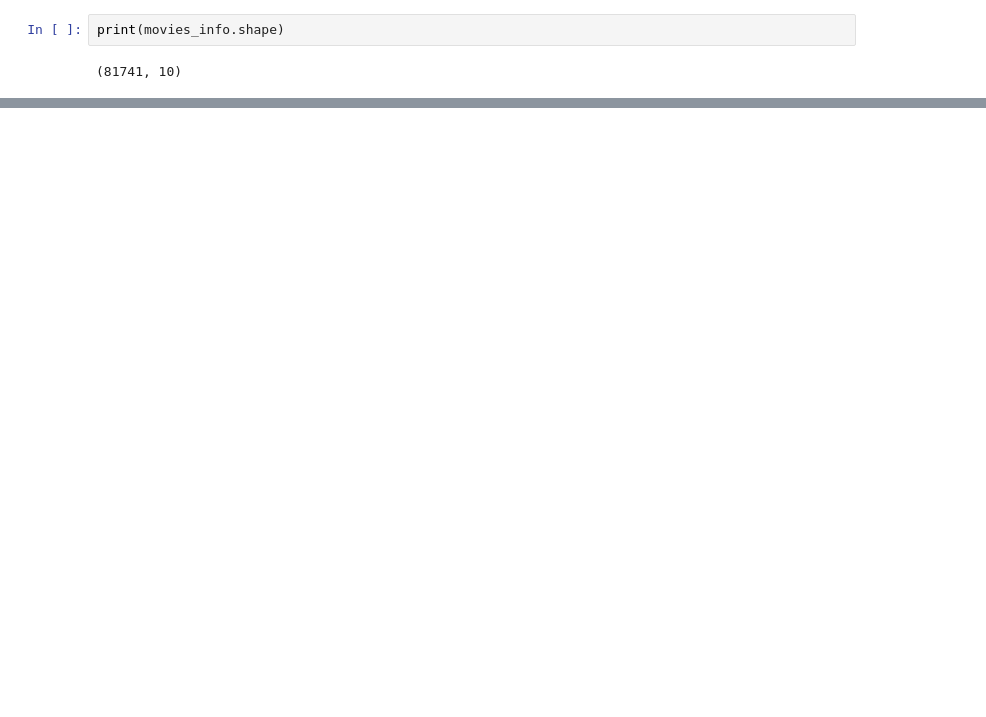
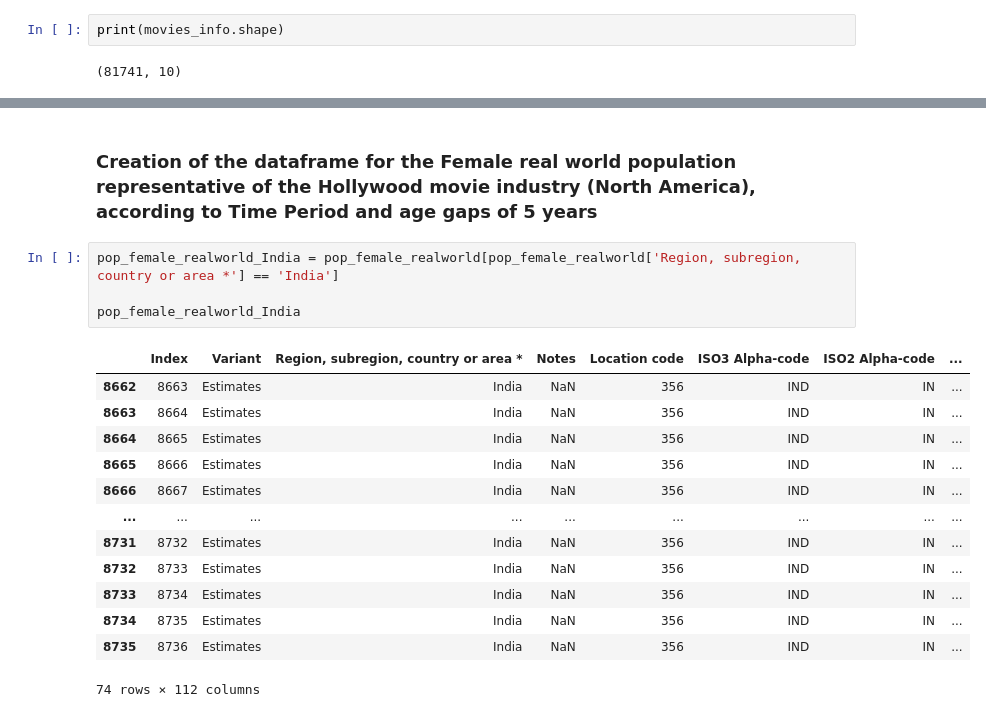
Before and after one commit to rimelq/Applied-Data-Analysis-Project, a Jupyter notebook: src/preprocessing_global.ipynb, the cells around one changed output, grey strips where cells are left out. Saved outputs shown, nothing was run; the diff lists cells and outputs as text; blank space fills up the shorter version.

```diff
--- a/src/preprocessing_global.ipynb
+++ b/src/preprocessing_global.ipynb
@@ -577,0 +3136,20 @@ print(movies_info.shape)
+# %% [markdown]
+### Creation of the dataframe for the Female real world population representative of the Hollywood movie industry (North America), according to Time Period and age gaps of 5 years
+# %%
+pop_female_realworld_India = pop_female_realworld[pop_female_realworld['Region, subregion, country or area *'] == 'India']
+
+pop_female_realworld_India
+# %% [output]
+|  | Index | Variant | Region, subregion, country or area * | Notes | Location code | ISO3 Alpha-code | ISO2 Alpha-code | ... |
+| 8662 | 8663 | Estimates | India | NaN | 356 | IND | IN | ... |
+| 8663 | 8664 | Estimates | India | NaN | 356 | IND | IN | ... |
+| 8664 | 8665 | Estimates | India | NaN | 356 | IND | IN | ... |
+| 8665 | 8666 | Estimates | India | NaN | 356 | IND | IN | ... |
+| 8666 | 8667 | Estimates | India | NaN | 356 | IND | IN | ... |
+| ... | ... | ... | ... | ... | ... | ... | ... | ... |
+| 8731 | 8732 | Estimates | India | NaN | 356 | IND | IN | ... |
+| 8732 | 8733 | Estimates | India | NaN | 356 | IND | IN | ... |
+| 8733 | 8734 | Estimates | India | NaN | 356 | IND | IN | ... |
+| 8734 | 8735 | Estimates | India | NaN | 356 | IND | IN | ... |
+| 8735 | 8736 | Estimates | India | NaN | 356 | IND | IN | ... |
+74 rows × 112 columns
```
Also changed, not shown: parts of 131 cells of this notebook, 18 other files.
